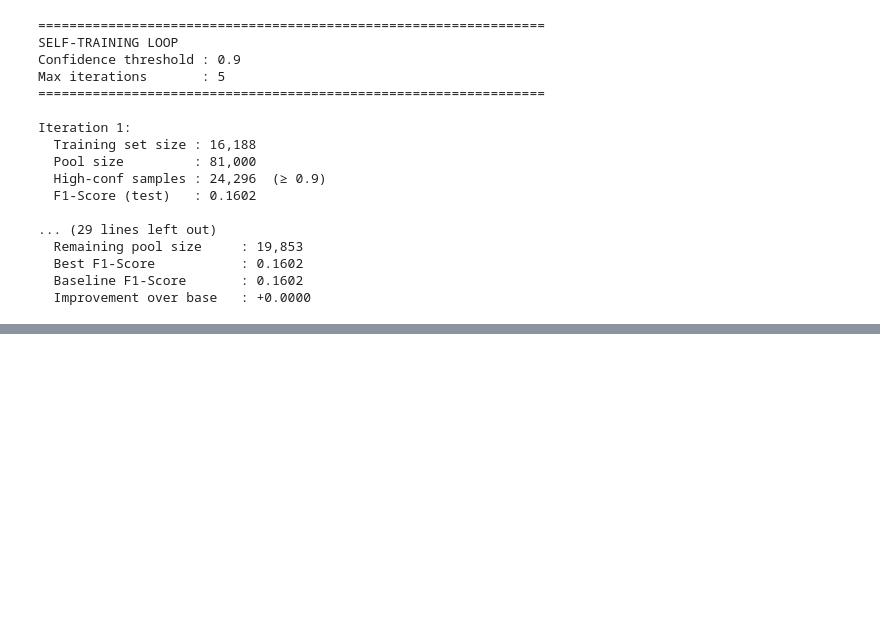
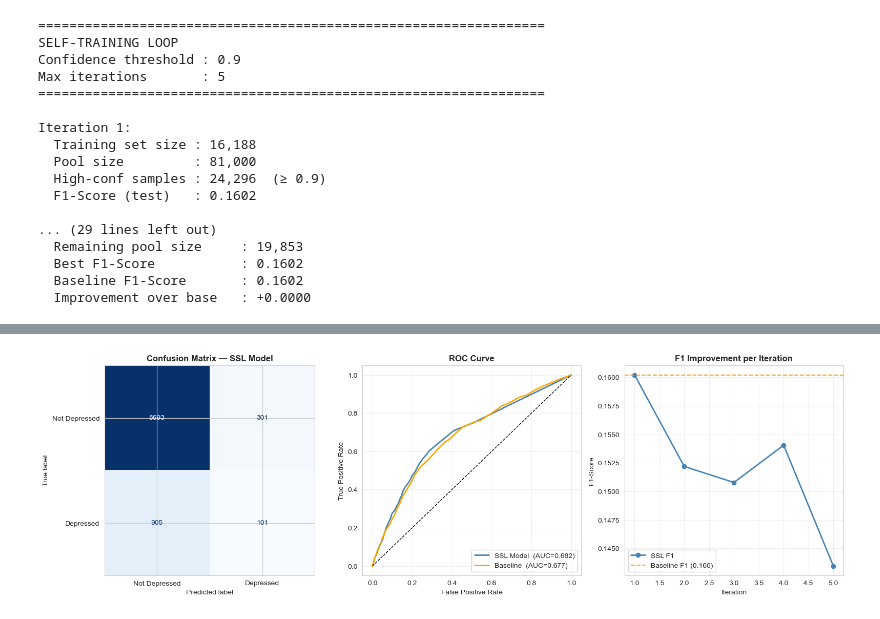
Before and after one commit to sawraw404/Student-Depression, a Jupyter notebook: code.ipynb, the cells around one changed output, grey strips where cells are left out. Drawn from its saved outputs; the diff is of its cells as text; code cells hidden in the pictures; blank space fills up the shorter version.

Commit message:
evaluation plus stuff

```diff
--- a/code.ipynb
+++ b/code.ipynb
@@ -1410,0 +1415,72 @@ Iteration 1:
+# %%
+import matplotlib.pyplot as plt
+import matplotlib.gridspec as gridspec
+from sklearn.metrics import (
+    classification_report, confusion_matrix, ConfusionMatrixDisplay,
+    roc_curve, roc_auc_score, f1_score, precision_score, recall_score
+)
+
+# Final predictions from the SSL model (last iteration of self-training)
+y_pred_ssl  = ssl_model.predict(X_test_scaled)
+y_proba_ssl = ssl_model.predict_proba(X_test_scaled)[:, 1]
+
+f1_ssl  = f1_score(y_test, y_pred_ssl)
+auc_ssl = roc_auc_score(y_test, y_proba_ssl)
+
+# ── Print metrics ─────────────────────────────────────────────────────────────
+print("=" * 65)
+print("FINAL SSL MODEL — TEST SET EVALUATION")
+print("=" * 65)
+print(f"\n  F1-Score  : {f1_ssl:.4f}")
+print(f"  ROC-AUC   : {auc_ssl:.4f}")
+print(f"  Precision : {precision_score(y_test, y_pred_ssl):.4f}")
+print(f"  Recall    : {recall_score(y_test, y_pred_ssl):.4f}")
+print("\nDetailed Classification Report:")
+print("-" * 65)
+print(classification_report(y_test, y_pred_ssl,
+                             target_names=["Not Depressed", "Depressed"]))
+
+# ── Plots ─────────────────────────────────────────────────────────────────────
+fig = plt.figure(figsize=(16, 5))
+gs  = gridspec.GridSpec(1, 3, figure=fig)
+
+# 1. Confusion Matrix
+ax1 = fig.add_subplot(gs[0])
+cm  = confusion_matrix(y_test, y_pred_ssl)
+ConfusionMatrixDisplay(cm, display_labels=["Not Depressed", "Depressed"]).plot(
+    ax=ax1, colorbar=False, cmap='Blues'
+)
+ax1.set_title("Confusion Matrix — SSL Model", fontweight='bold')
+
+# 2. ROC Curve — SSL vs Baseline
+ax2 = fig.add_subplot(gs[1])
+for label, y_p, auc_val, color in [
+    ("SSL Model",  y_proba_ssl,  auc_ssl,  'steelblue'),
+    ("Baseline",   y_proba_base, roc_auc_score(y_test, y_proba_base), 'orange'),
+]:
+    fpr, tpr, _ = roc_curve(y_test, y_p)
+    ax2.plot(fpr, tpr, label=f"{label}  (AUC={auc_val:.3f})", color=color, lw=2)
+ax2.plot([0,1],[0,1],'k--', lw=1)
+ax2.set_xlabel("False Positive Rate")
+ax2.set_ylabel("True Positive Rate")
+ax2.set_title("ROC Curve", fontweight='bold')
+ax2.legend(loc='lower right')
+ax2.grid(alpha=0.3)
+
+# 3. F1 Progress across self-training iterations
+ax3 = fig.add_subplot(gs[2])
+iterations = [h['iteration'] for h in history]
+f1_scores  = [h['f1']       for h in history]
+ax3.plot(iterations, f1_scores, marker='o', color='steelblue', lw=2, label='SSL F1')
+ax3.axhline(f1_base, color='orange', linestyle='--', lw=1.5, label=f'Baseline F1 ({f1_base:.3f})')
+ax3.set_xlabel("Iteration")
+ax3.set_ylabel("F1-Score")
+ax3.set_title("F1 Improvement per Iteration", fontweight='bold')
+ax3.legend()
+ax3.grid(alpha=0.3)
+
+plt.tight_layout()
+plt.savefig('ssl_evaluation.png', dpi=300, bbox_inches='tight')
+print("\n✓ Saved: ssl_evaluation.png")
+plt.show()
+# %% [output]
@@ -1410,0 +1504 @@ Iteration 1:
+[figure, added]
```
Also changed, not shown: parts of 6 cells of this notebook, 2 other files.
